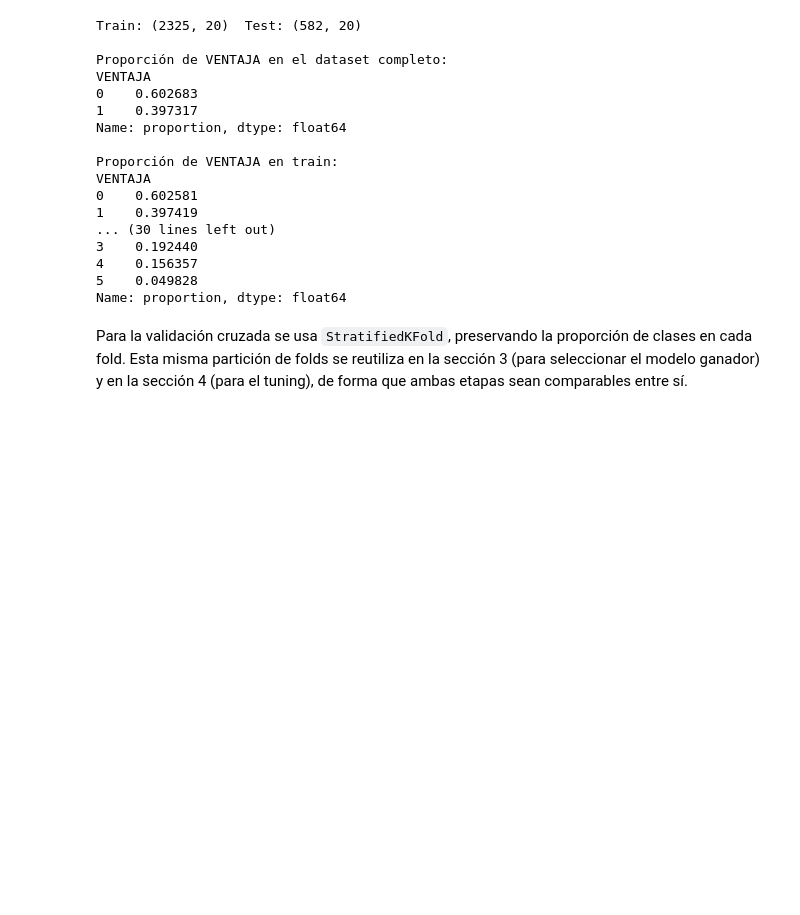
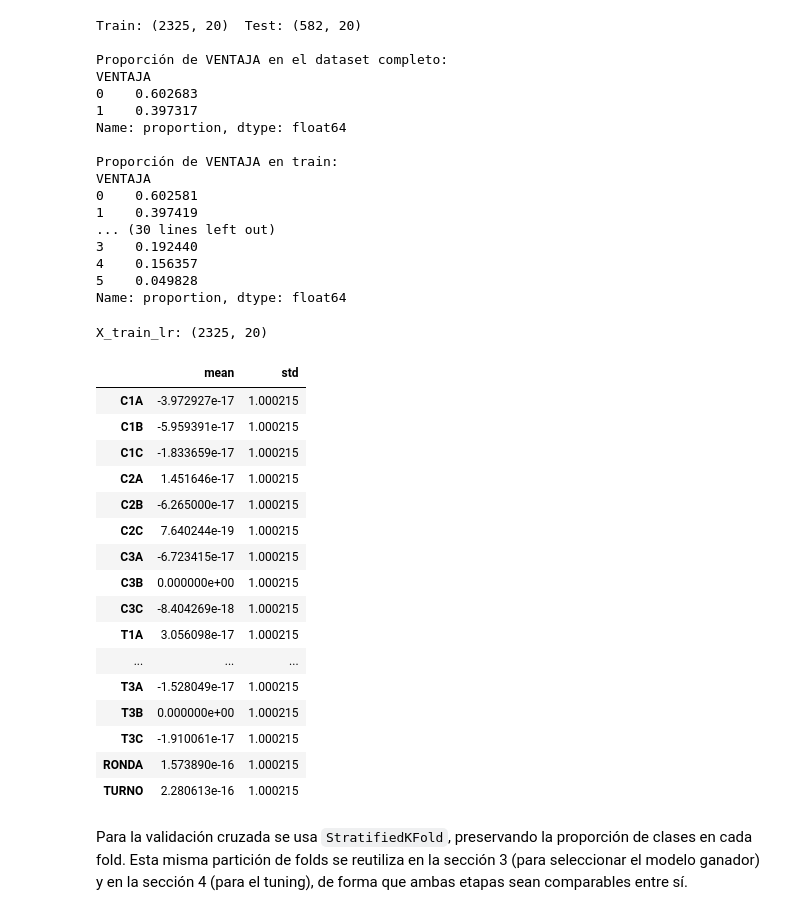
Before and after one commit to Ga1ahad07/ml_dice_game, a Jupyter notebook: notebooks/Notebook_V2lite.ipynb, the cells around one changed output. Drawn from its saved outputs; the diff is of its cells as text; code cells hidden in the pictures; blank space fills up the shorter version.

```diff
--- a/notebooks/Notebook_V2lite.ipynb
+++ b/notebooks/Notebook_V2lite.ipynb
@@ -201,6 +200,41 @@ VENTAJA
 4    0.156357
 5    0.049828
 Name: proportion, dtype: float64
+# %%
+# Copia independiente del set de entrenamiento y de test para no afectar
+# el pipeline de los modelos de árboles (Random Forest / XGBoost)
+X_train_lr = X_train.copy()
+X_test_lr = X_test.copy()
+
+# El escalador se ajusta SOLO con train
+scaler = StandardScaler()
+X_train_lr = pd.DataFrame(
+    scaler.fit_transform(X_train_lr),
+    columns=X_train_lr.columns,
+    index=X_train_lr.index,
+)
+
+print("X_train_lr:", X_train_lr.shape)
+X_train_lr.describe().T[["mean", "std"]]
+# %% [output]
+X_train_lr: (2325, 20)
+|  | mean | std |
+| C1A | -3.972927e-17 | 1.000215 |
+| C1B | -5.959391e-17 | 1.000215 |
+| C1C | -1.833659e-17 | 1.000215 |
+| C2A | 1.451646e-17 | 1.000215 |
+| C2B | -6.265000e-17 | 1.000215 |
+| C2C | 7.640244e-19 | 1.000215 |
+| C3A | -6.723415e-17 | 1.000215 |
+| C3B | 0.000000e+00 | 1.000215 |
+| C3C | -8.404269e-18 | 1.000215 |
+| T1A | 3.056098e-17 | 1.000215 |
+| ... | ... | ... |
+| T3A | -1.528049e-17 | 1.000215 |
+| T3B | 0.000000e+00 | 1.000215 |
+| T3C | -1.910061e-17 | 1.000215 |
+| RONDA | 1.573890e-16 | 1.000215 |
+| TURNO | 2.280613e-16 | 1.000215 |
 # %% [markdown]
 Para la validación cruzada se usa `StratifiedKFold`, preservando la proporción de
 clases en cada fold. Esta misma partición de folds se reutiliza en la sección 3 (para
```
Also changed, not shown: parts of 6 cells of this notebook, 1 other file.
